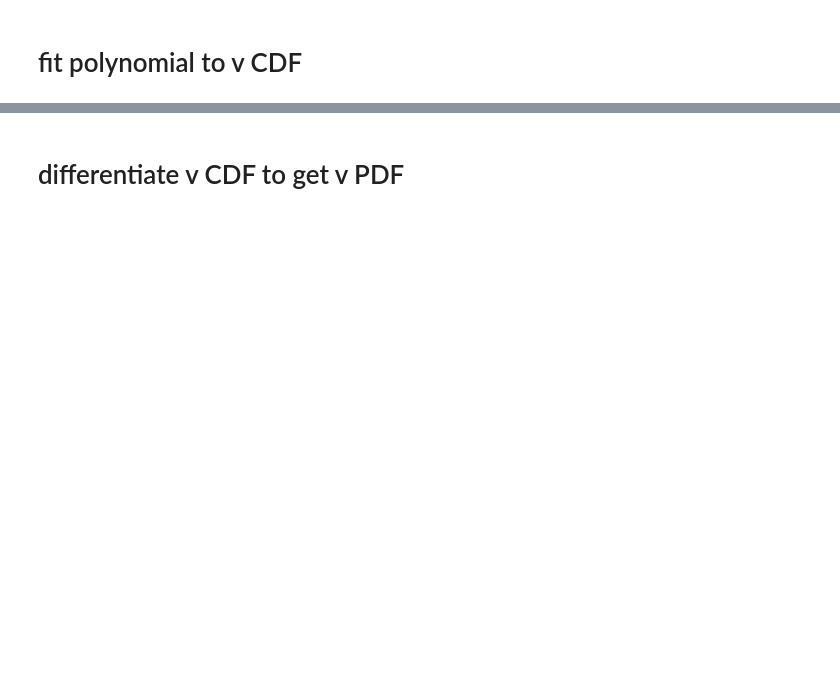
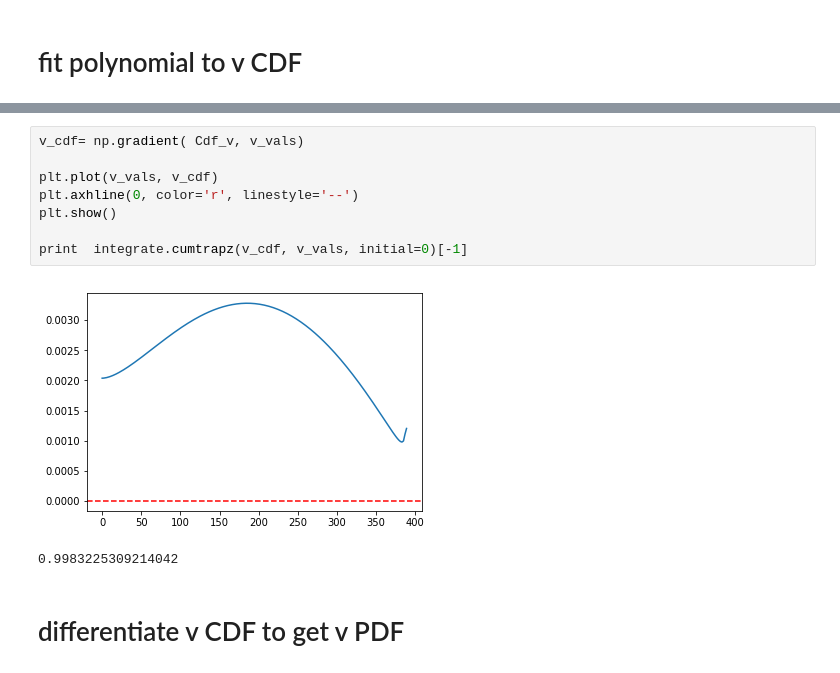
Before and after one commit to s6behast/internship, a Jupyter notebook: python_code/pop_synthesis/Rot-Dist-DeconvolverUPDATED.ipynb, the cells around one changed output, grey strips where cells are left out. Drawn from its saved outputs; the diff is of its cells as text; blank space fills up the shorter version.

```diff
--- a/python_code/pop_synthesis/Rot-Dist-DeconvolverUPDATED.ipynb
+++ b/python_code/pop_synthesis/Rot-Dist-DeconvolverUPDATED.ipynb
@@ -196,3 +228,14 @@ fitted polynomial coefficients ;
+# %%
+v_cdf= np.gradient( Cdf_v, v_vals)
+
+plt.plot(v_vals, v_cdf)
+plt.axhline(0, color='r', linestyle='--')
+plt.show()
+
+print  integrate.cumtrapz(v_cdf, v_vals, initial=0)[-1]
+# %% [output]
+[figure, added]
+0.9983225309214042
 # %% [markdown]
 # differentiate v CDF to get v PDF #
 # %%
```
Also changed, not shown: parts of 14 cells of this notebook, 4 other files.
